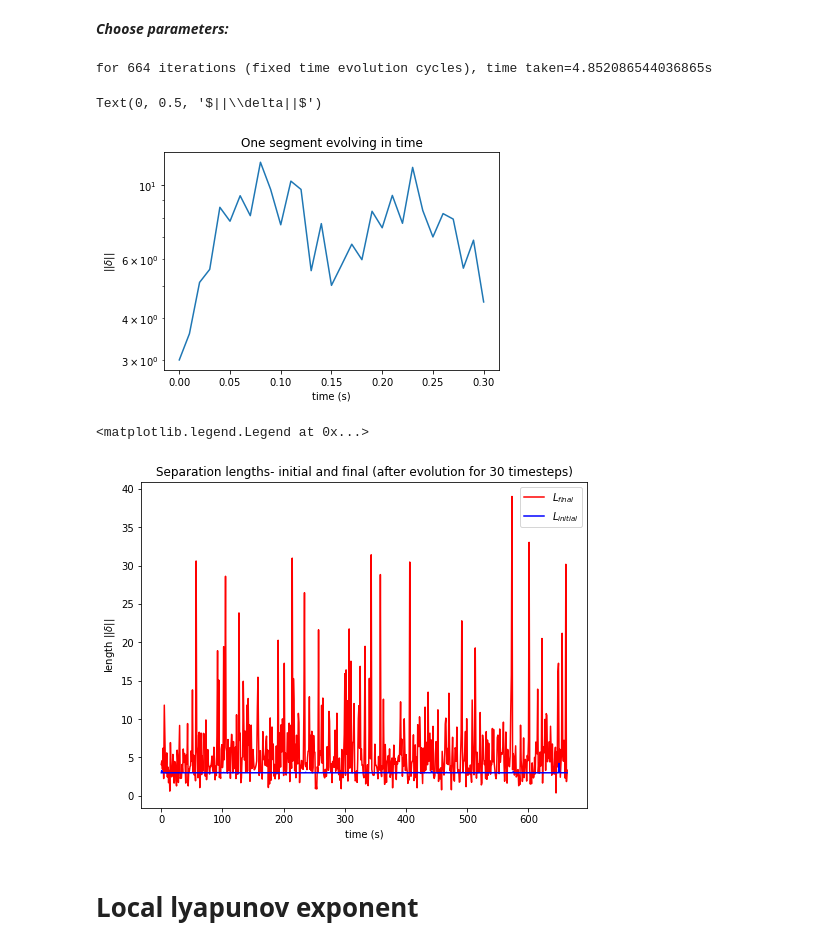
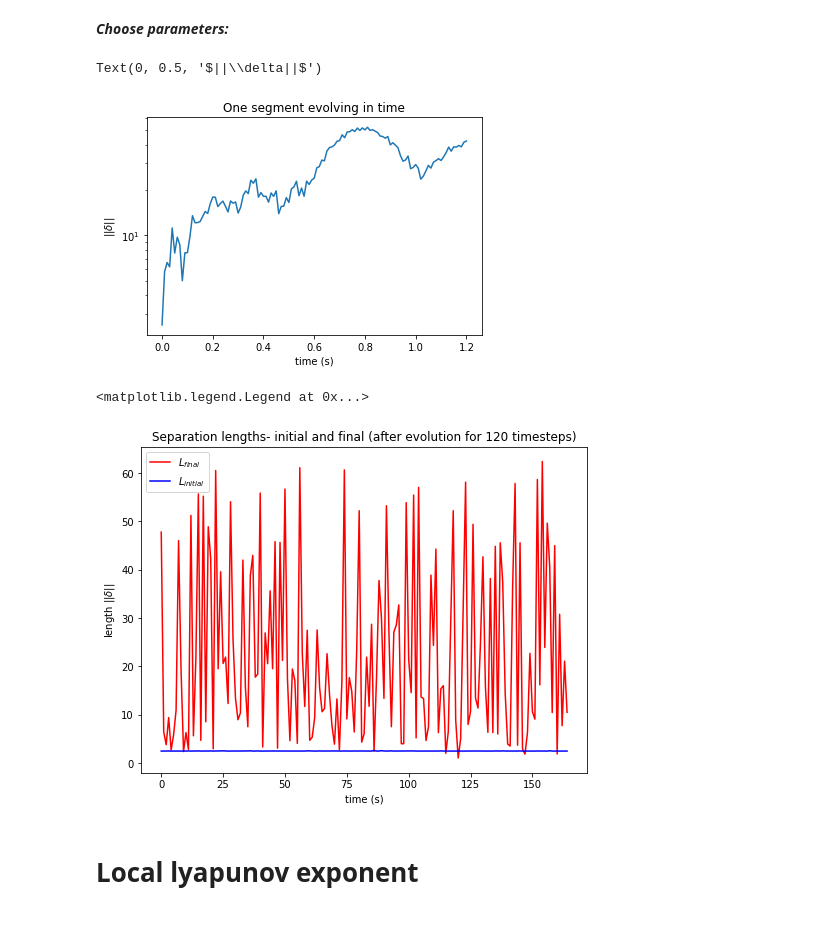
Before and after one commit to Divyansh-pro/Nonlinear-dynamics, a Jupyter notebook: lyapunov_exp_lorenz_noise.ipynb, the cells around one changed output. Drawn from its saved outputs; the diff is of its cells as text; code cells hidden in the pictures.

```diff
--- a/lyapunov_exp_lorenz_noise.ipynb
+++ b/lyapunov_exp_lorenz_noise.ipynb
@@ -16,7 +16,7 @@ import pandas as pd
 # %% [markdown]
 # Define ODEs of the system
 # %%
-def xdot(x, t, sigma=10, r=28, b=8/3):
+def xdot(x, t, sigma=16, r=45.92, b=4):
     """
     x is 3D
     Here, dynamical system describing the lorenz attractor is defined
@@ -39,7 +39,7 @@ tend = 200 #final time
 # %% [markdown]
 ***Parameters of reconstructed phase space***
 # %%
-tau = 15 # delay
+tau = 8 # delay
 m = 3 # dimension of reconstructed phase space
 # noise in observations
 mu = 0 # mean of noise
@@ -55,8 +55,8 @@ numsteps_visualize = 500 #number of time steps
 **Parameters for computation of lyapunov exponent**
 # %%
 fidloc = 0 #starting location- to avoid transient
-tevol = 30 #number of timesteps in fixed evolution time algorithm
-dmin = 3 # to obtain nearby trajectory and replacement point
+tevol = 120 #number of timesteps in fixed evolution time algorithm
+dmin = 2.5 # to obtain nearby trajectory and replacement point
 anglemax = 2 # max angle allowed, radians
 # %%
 # make a table of important parameters
@@ -205,18 +214,16 @@ Observations:
 lamAll, local_lam, lengthsAll, lengthsInit, lengthsFinal = compute_lambda(yd, t, fidloc, tevol, dmin, anglemax)
 niter = len(lamAll)
 # plt.plot(lamAll)
-# %% [output]
-for 664 iterations (fixed time evolution cycles), time taken=4.852086544036865s
 # %%
-id_len = 50 #observations: from 0-200, lengths are either oscillating or decreasing. after 200, lengths are increasing
+id_len = 20 #observations: from 0-200, lengths are either oscillating or decreasing. after 200, lengths are increasing
 plt.plot(t[[i for i in range(tevol+1)]],lengthsAll[id_len])
 plt.yscale('log')
 plt.title(f"One segment evolving in time")
 plt.xlabel("time (s)")
 plt.ylabel(r"$||\delta||$")
 # %% [output]
 Text(0, 0.5, '$||\\delta||$')
-[figure, old version]
+[figure, new version]
 # %%
 fig = plt.figure(figsize=(8,6))
 plt.plot(lengthsFinal,'r')
@@ -227,7 +234,7 @@ plt.ylabel(r"length $||\delta||$")
 plt.legend([r'$L_{final}$',r'$L_{initial}$'])
 # %% [output]
 <matplotlib.legend.Legend at 0x...>
-[figure, old version]
+[figure, new version]
 # %% [markdown]
 # Local lyapunov exponent
 # %%
```
Also changed, not shown: parts of 20 cells of this notebook, 4 other files.
